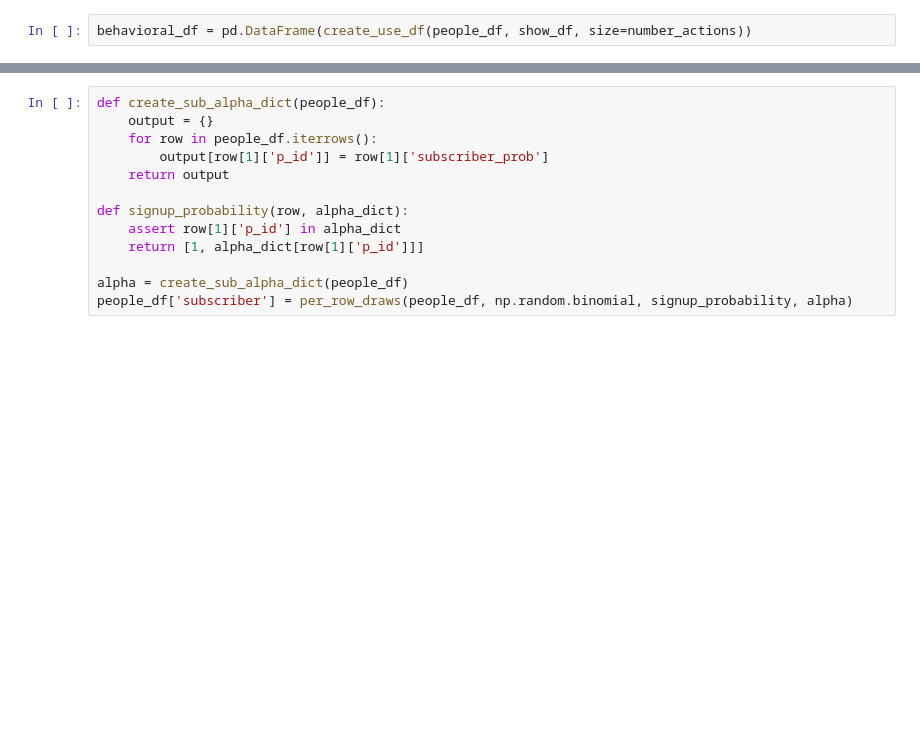
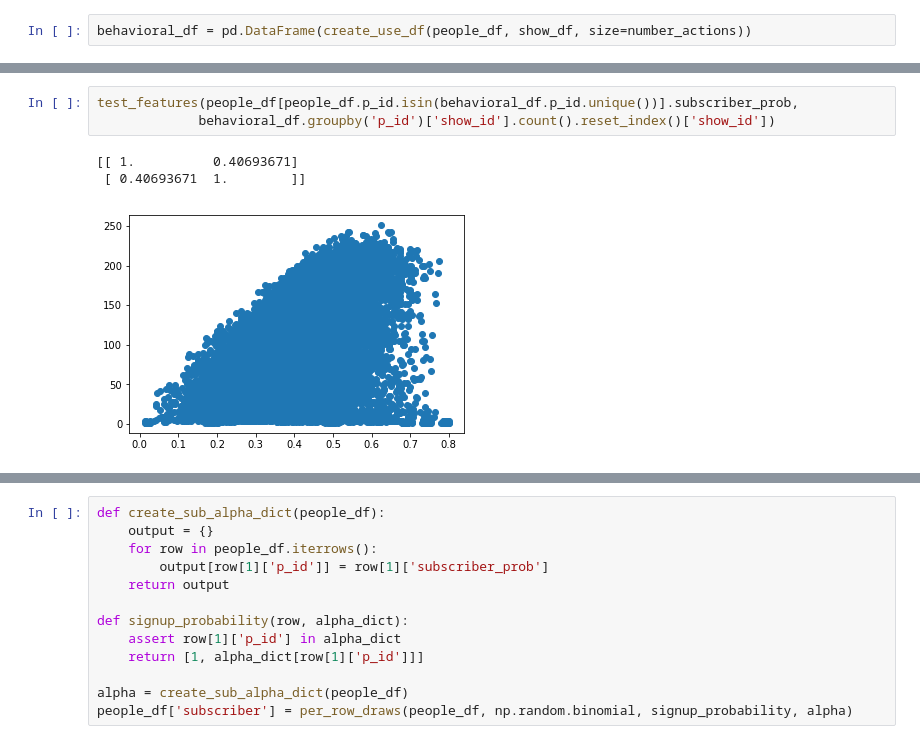
Before and after one commit to dvatterott/data_challenge, a Jupyter notebook: data_challenge_development.ipynb, the cells around one changed output, grey strips where cells are left out. Drawn from its saved outputs; the diff is of its cells as text; blank space fills up the shorter version.

```diff
--- a/data_challenge_development.ipynb
+++ b/data_challenge_development.ipynb
@@ -195,0 +208,7 @@ people_df['subscriber_prob'] = per_row_draws(people_df, np.random.beta, signup_p
+# %%
+test_features(people_df[people_df.p_id.isin(behavioral_df.p_id.unique())].subscriber_prob,
+             behavioral_df.groupby('p_id')['show_id'].count().reset_index()['show_id'])
+# %% [output]
+[[ 1.          0.40693671]
+ [ 0.40693671  1.        ]]
+[figure, added]
```
Also changed, not shown: parts of 22 cells of this notebook, 3 other files.
